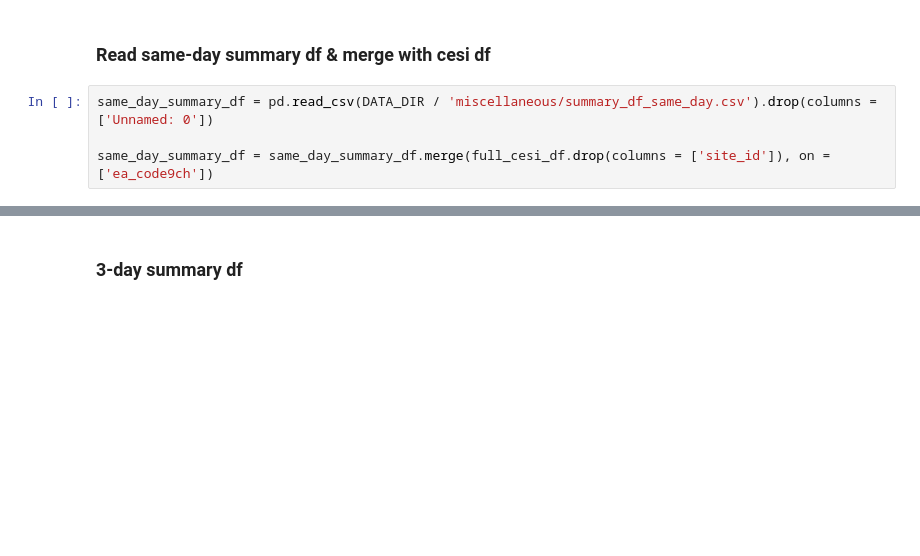
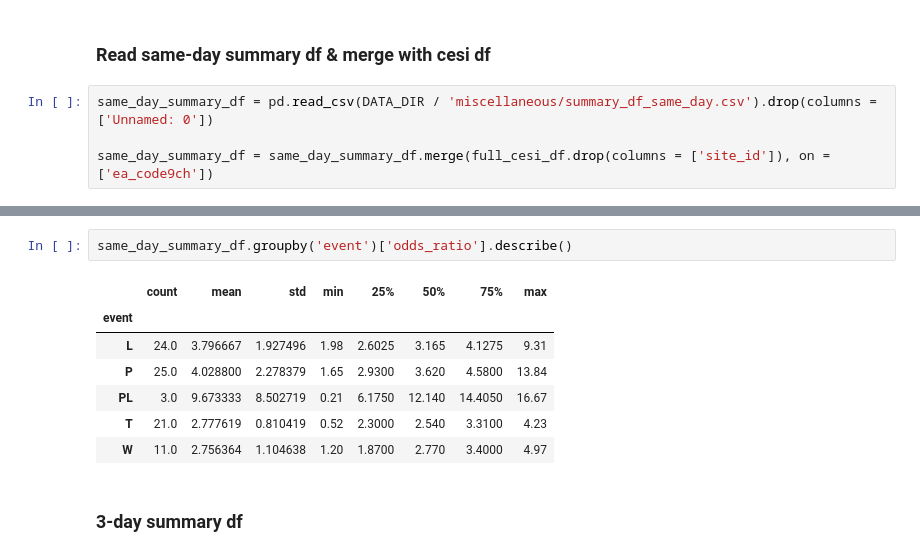
Before and after one commit to KaytheDee/pqr_extreme_weather_analysis, a Jupyter notebook: notebooks/_Logit_Co_occurrence_per_EA_overlapping_hours_full_model_3_day.ipynb, the cells around one changed output, grey strips where cells are left out. Saved outputs shown, nothing was run; the diff lists cells and outputs as text; blank space fills up the shorter version.

```diff
--- a/notebooks/_Logit_Co_occurrence_per_EA_overlapping_hours_full_model_3_day.ipynb
+++ b/notebooks/_Logit_Co_occurrence_per_EA_overlapping_hours_full_model_3_day.ipynb
@@ -2044,3 +2063,13 @@ same_day_summary_df = same_day_summary_df.merge(full_cesi_df.drop(columns = ['si
+# %%
+same_day_summary_df.groupby('event')['odds_ratio'].describe()
+# %% [output]
+|  | count | mean | std | min | 25% | 50% | 75% | max |
+| event |  |  |  |  |  |  |  |  |
+| L | 24.0 | 3.796667 | 1.927496 | 1.98 | 2.6025 | 3.165 | 4.1275 | 9.31 |
+| P | 25.0 | 4.028800 | 2.278379 | 1.65 | 2.9300 | 3.620 | 4.5800 | 13.84 |
+| PL | 3.0 | 9.673333 | 8.502719 | 0.21 | 6.1750 | 12.140 | 14.4050 | 16.67 |
+| T | 21.0 | 2.777619 | 0.810419 | 0.52 | 2.3000 | 2.540 | 3.3100 | 4.23 |
+| W | 11.0 | 2.756364 | 1.104638 | 1.20 | 1.8700 | 2.770 | 3.4000 | 4.97 |
 # %% [markdown]
 ### 3-day summary df
 # %%
```
Also changed, not shown: parts of 6 cells of this notebook, 4 other files.
